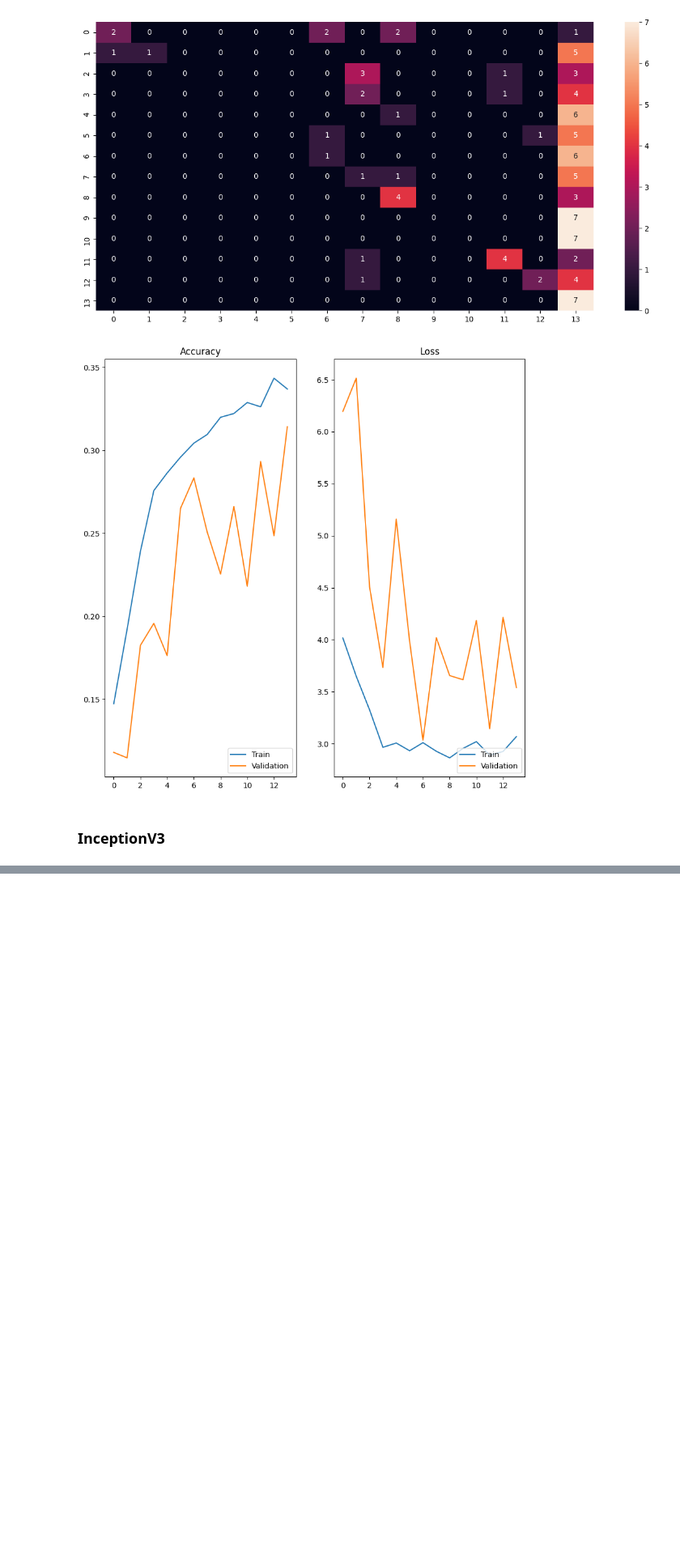
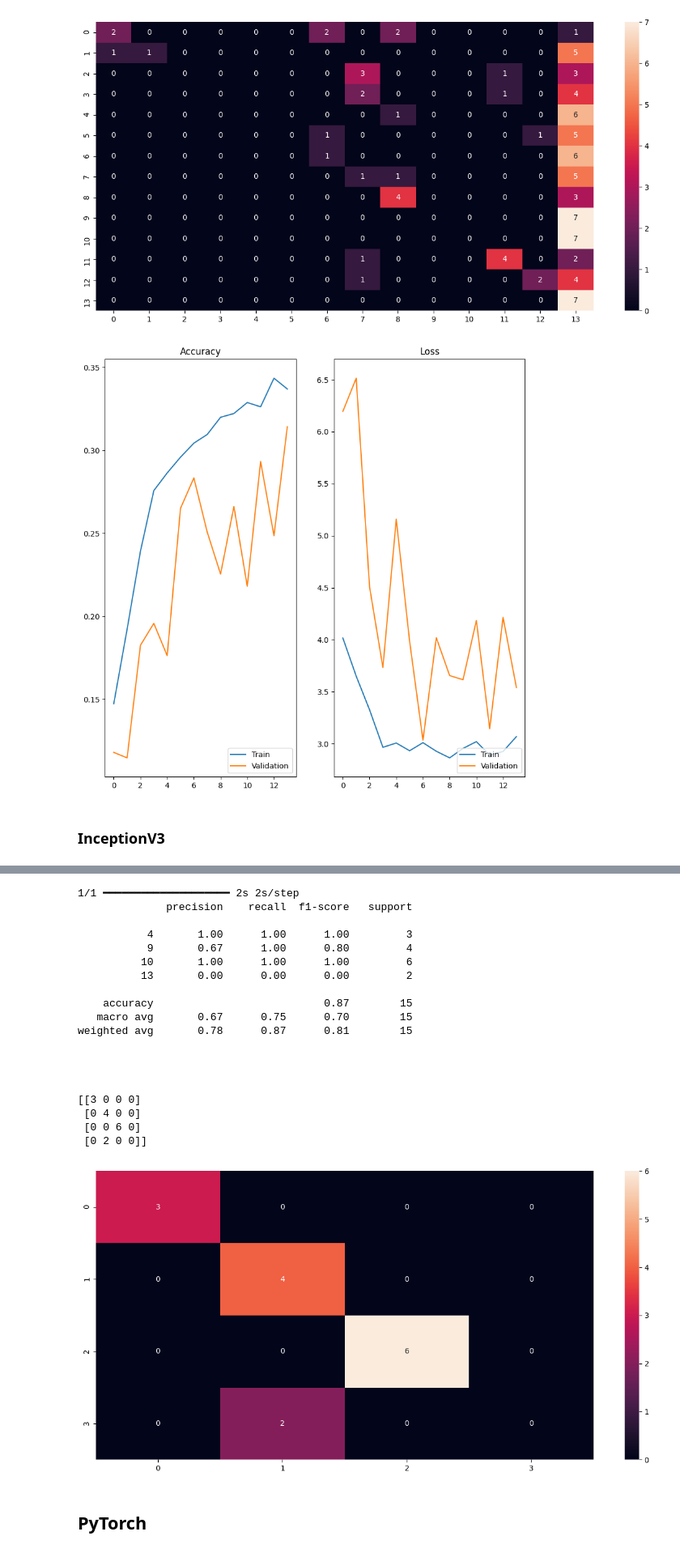
Before and after one commit to CLiang531/flower-classification, a Jupyter notebook: notebooks/flower_classification_exploration.ipynb, the cells around one changed output, grey strips where cells are left out. Shown at 81% size. Drawn from its saved outputs; the diff is of its cells as text; code cells hidden in the pictures; blank space fills up the shorter version.

```diff
--- a/notebooks/flower_classification_exploration.ipynb
+++ b/notebooks/flower_classification_exploration.ipynb
@@ -873,0 +945,25 @@ eval_model(inceptionv3_model,history=history)
+# %%
+print_classification_eval(inceptionv3_model,photos,p_indexes)
+# %% [output]
+1/1 ━━━━━━━━━━━━━━━━━━━━ 2s 2s/step
+              precision    recall  f1-score   support
+
+           4       1.00      1.00      1.00         3
+           9       0.67      1.00      0.80         4
+          10       1.00      1.00      1.00         6
+          13       0.00      0.00      0.00         2
+
+    accuracy                           0.87        15
+   macro avg       0.67      0.75      0.70        15
+weighted avg       0.78      0.87      0.81        15
+
+
+
+
+[[3 0 0 0]
+ [0 4 0 0]
+ [0 0 6 0]
+ [0 2 0 0]]
+[figure, added]
+# %% [markdown]
+## PyTorch
```
Also changed, not shown: parts of 59 cells of this notebook, 3 other files.
